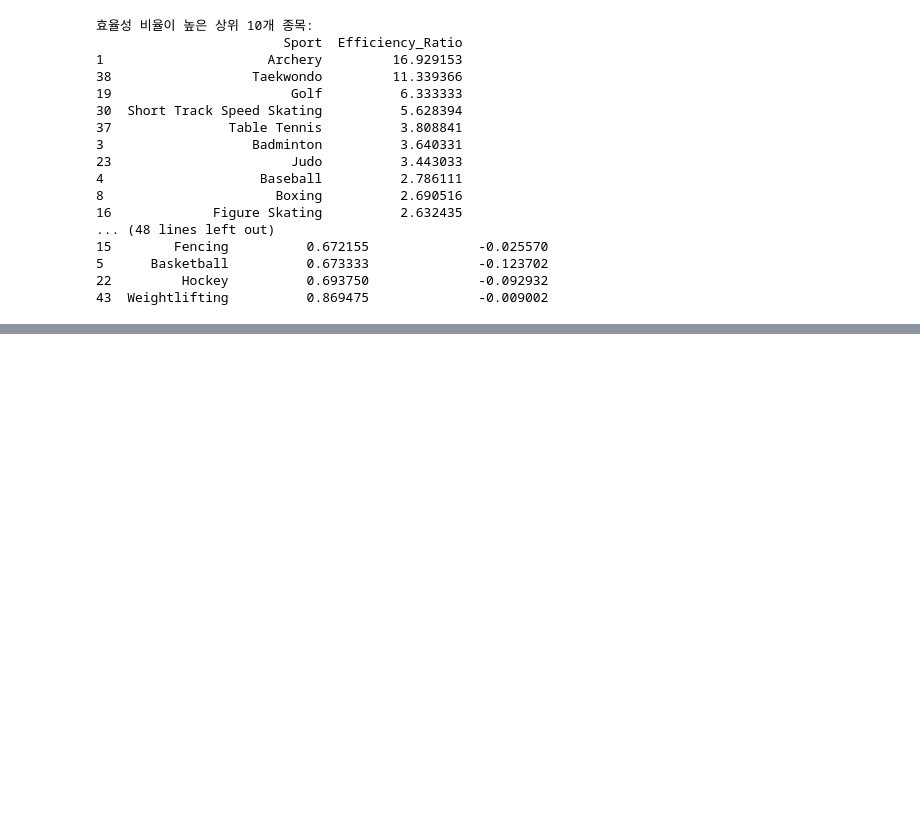
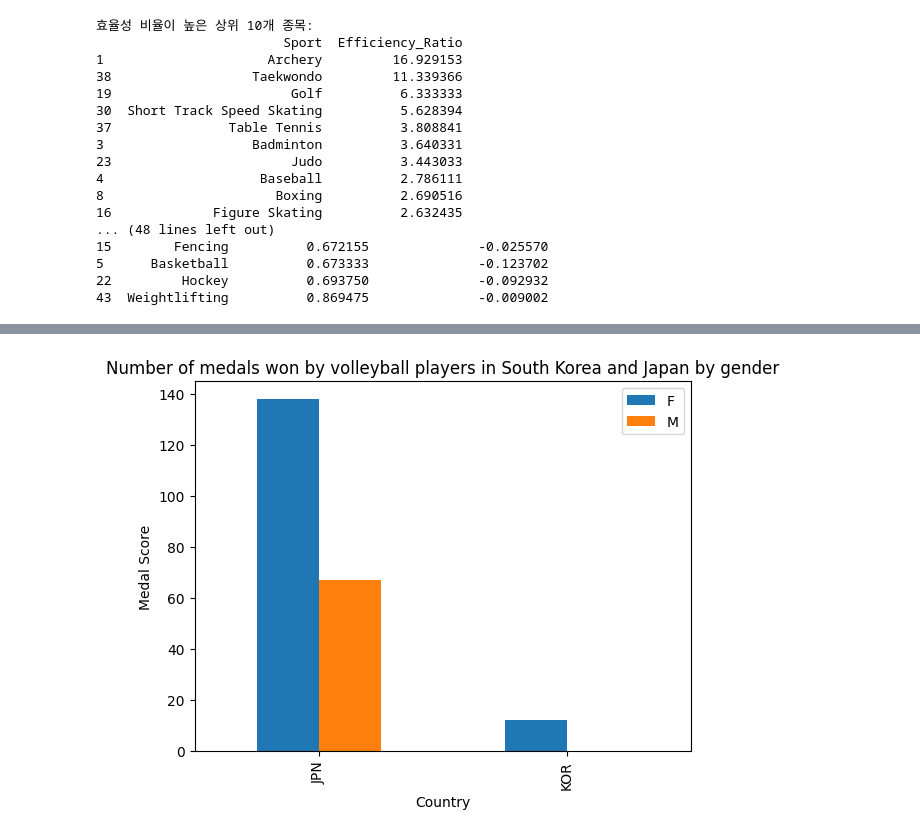
Before and after one commit to SeongJae999/AIffel_Datathon, a Jupyter notebook: olympic.ipynb, the cells around one changed output, grey strips where cells are left out. Saved outputs shown, nothing was run; the diff lists cells and outputs as text; code cells hidden in the pictures; blank space fills up the shorter version.

```diff
--- a/olympic.ipynb
+++ b/olympic.ipynb
@@ -1394,0 +1473,4 @@ print(gender_counts_korea)
+# %%
+volleyball = all_data[all_data['Sport']=='Volleyball']
+volleyball_avg = volleyball.groupby('NOC')[['Height','Weight', 'Age']].mean().round(2).reset_index()
+volleyball_top11 = volleyball_top11.merge(volleyball_avg, on='NOC', how='left')
@@ -1394,0 +1499,13 @@ print(gender_counts_korea)
+# %%
+volleyball_jpkr = volleyball[(volleyball['NOC'] == 'KOR') | (volleyball['NOC'] == 'JPN')]
+volleyball_jpkr_medals = volleyball_jpkr.groupby(['NOC', 'Sex'])['Medal_Score'].sum().reset_index()
+pt = volleyball_jpkr_medals.pivot_table(index='NOC', columns='Sex', values='Medal_Score', fill_value=0)
+# %%
+pt.plot(kind='bar')
+plt.title('Number of medals won by volleyball players in South Korea and Japan by gender')
+plt.xlabel('Country')
+plt.ylabel('Medal Score')
+plt.legend()
+plt.show()
+# %% [output]
+[figure, added]
```
Also changed, not shown: parts of 20 cells of this notebook, 1 other file.
